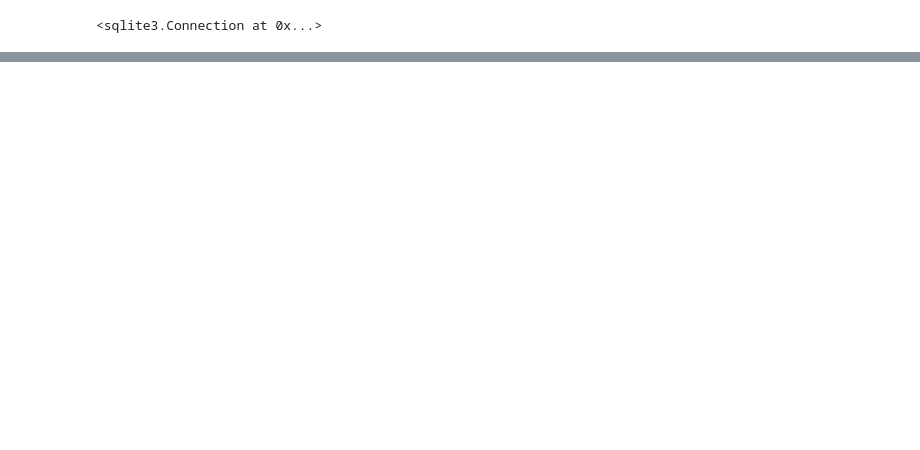
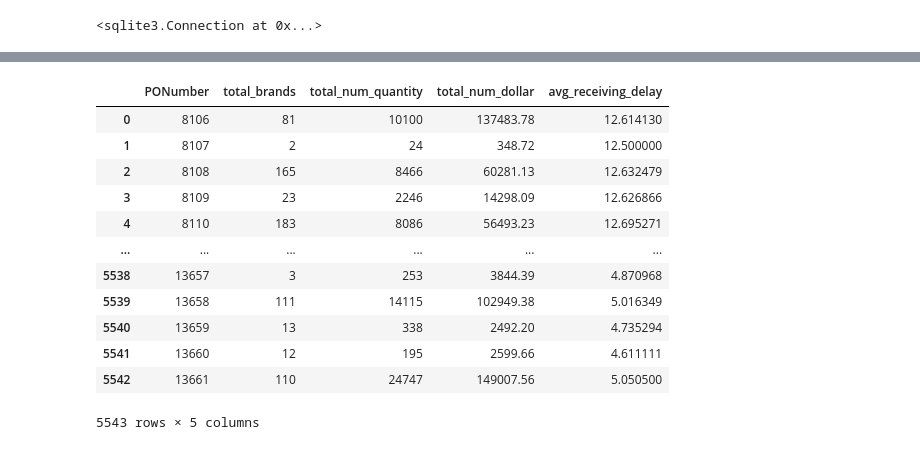
Before and after one commit to nimal-dineshm/Vendor-Invoice-Intelligence-System, a Jupyter notebook: notebooks/Invoice flagging.ipynb, the cells around one changed output, grey strips where cells are left out. Saved outputs shown, nothing was run; the diff lists cells and outputs as text; code cells hidden in the pictures; blank space fills up the shorter version.

```diff
--- a/notebooks/Invoice flagging.ipynb
+++ b/notebooks/Invoice flagging.ipynb
@@ -18,5 +54,5 @@ for table in tables['name'] :
 # %%
-purchange_aggr_df= pd.read_sql_query("""
+purchase_aggr_df= pd.read_sql_query("""
 select
 p.PONumber,
 count(distinct p.Brand) as total_brands,
@@ -26,3 +62,19 @@ avg(julianday(p.ReceivingDate)-julianday(p.PODate)) as avg_receiving_delay
 from purchases p
 group by p.PONumber
 """,conn)
+# %%
+purchase_aggr_df
+# %% [output]
+|  | PONumber | total_brands | total_num_quantity | total_num_dollar | avg_receiving_delay |
+| 0 | 8106 | 81 | 10100 | 137483.78 | 12.614130 |
+| 1 | 8107 | 2 | 24 | 348.72 | 12.500000 |
+| 2 | 8108 | 165 | 8466 | 60281.13 | 12.632479 |
+| 3 | 8109 | 23 | 2246 | 14298.09 | 12.626866 |
+| 4 | 8110 | 183 | 8086 | 56493.23 | 12.695271 |
+| ... | ... | ... | ... | ... | ... |
+| 5538 | 13657 | 3 | 253 | 3844.39 | 4.870968 |
+| 5539 | 13658 | 111 | 14115 | 102949.38 | 5.016349 |
+| 5540 | 13659 | 13 | 338 | 2492.20 | 4.735294 |
+| 5541 | 13660 | 12 | 195 | 2599.66 | 4.611111 |
+| 5542 | 13661 | 110 | 24747 | 149007.56 | 5.050500 |
+5543 rows × 5 columns
```
Also changed, not shown: parts of 8 cells of this notebook.
